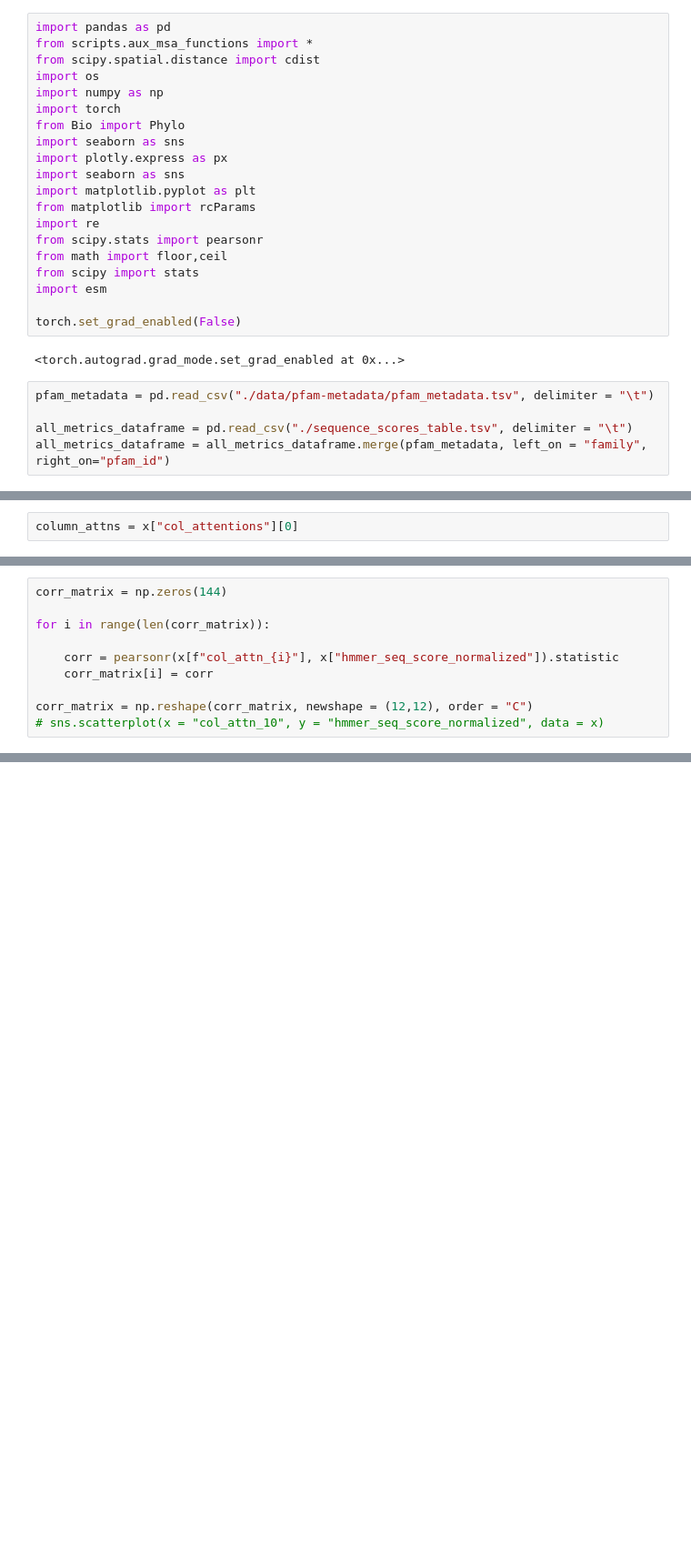
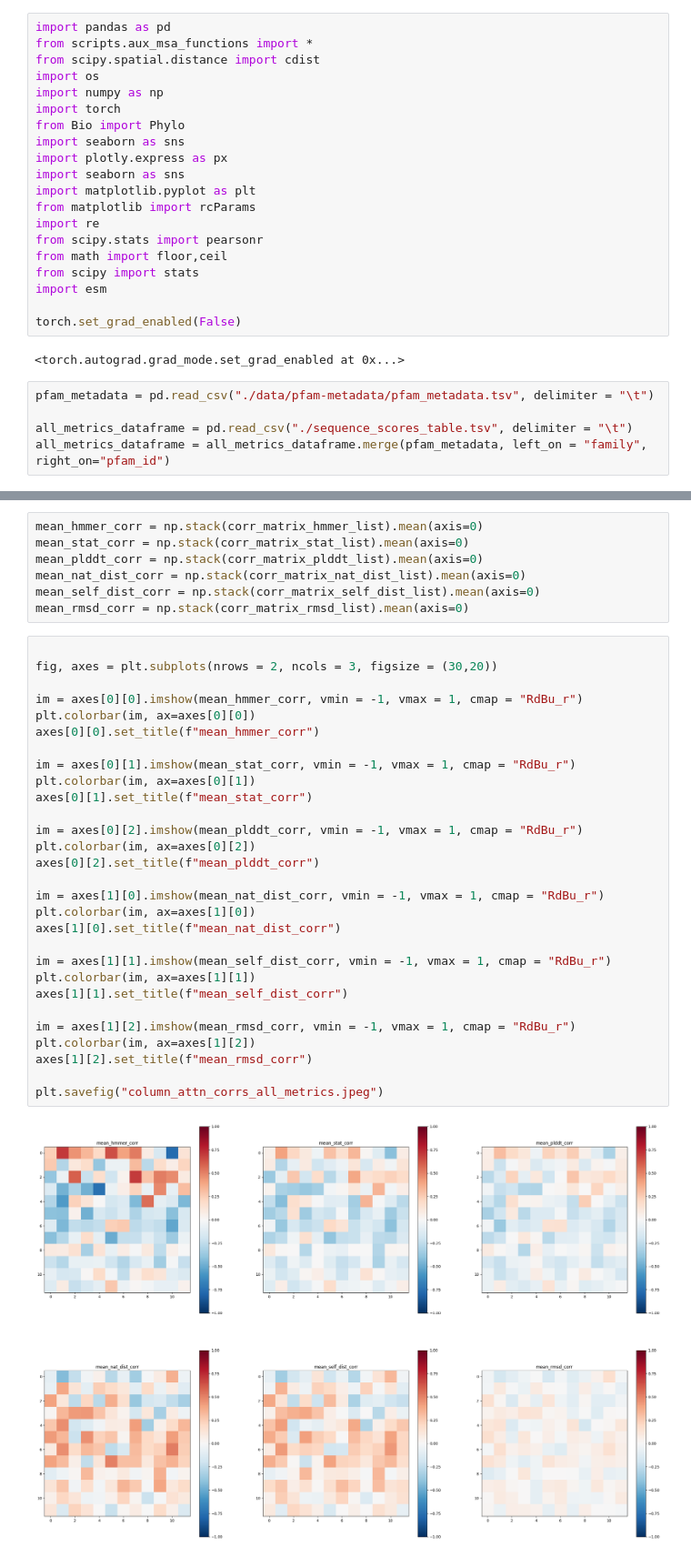
Before and after one commit to anamaysamant/MSA-phylogeny-generation, a Jupyter notebook: PFAM_explorer.ipynb, the cells around one changed output, grey strips where cells are left out. Shown at 91% size. Saved outputs shown, nothing was run; the diff lists cells and outputs as text; blank space fills up the shorter version.

Commit message:
attention analysis to interpret scores

```diff
--- a/PFAM_explorer.ipynb
+++ b/PFAM_explorer.ipynb
@@ -49,2 +27,0 @@ x = model(sequences_tensor, need_head_weights=True)
-# %%
-column_attns = x["col_attentions"][0]
@@ -75,10 +27,0 @@ x
-# %%
-corr_matrix = np.zeros(144)
-
-for i in range(len(corr_matrix)):
-
-    corr = pearsonr(x[f"col_attn_{i}"], x["hmmer_seq_score_normalized"]).statistic
-    corr_matrix[i] = corr
-
-corr_matrix = np.reshape(corr_matrix, newshape = (12,12), order = "C")
-# sns.scatterplot(x = "col_attn_10", y = "hmmer_seq_score_normalized", data = x)
@@ -90,0 +142,38 @@ plt.colorbar()
+# %%
+mean_hmmer_corr = np.stack(corr_matrix_hmmer_list).mean(axis=0)
+mean_stat_corr = np.stack(corr_matrix_stat_list).mean(axis=0)
+mean_plddt_corr = np.stack(corr_matrix_plddt_list).mean(axis=0)
+mean_nat_dist_corr = np.stack(corr_matrix_nat_dist_list).mean(axis=0)
+mean_self_dist_corr = np.stack(corr_matrix_self_dist_list).mean(axis=0)
+mean_rmsd_corr = np.stack(corr_matrix_rmsd_list).mean(axis=0)
+# %%
+
+fig, axes = plt.subplots(nrows = 2, ncols = 3, figsize = (30,20))
+
+im = axes[0][0].imshow(mean_hmmer_corr, vmin = -1, vmax = 1, cmap = "RdBu_r")
+plt.colorbar(im, ax=axes[0][0])
+axes[0][0].set_title(f"mean_hmmer_corr")
+
+im = axes[0][1].imshow(mean_stat_corr, vmin = -1, vmax = 1, cmap = "RdBu_r")
+plt.colorbar(im, ax=axes[0][1])
+axes[0][1].set_title(f"mean_stat_corr")
+
+im = axes[0][2].imshow(mean_plddt_corr, vmin = -1, vmax = 1, cmap = "RdBu_r")
+plt.colorbar(im, ax=axes[0][2])
+axes[0][2].set_title(f"mean_plddt_corr")
+
+im = axes[1][0].imshow(mean_nat_dist_corr, vmin = -1, vmax = 1, cmap = "RdBu_r")
+plt.colorbar(im, ax=axes[1][0])
+axes[1][0].set_title(f"mean_nat_dist_corr")
+
+im = axes[1][1].imshow(mean_self_dist_corr, vmin = -1, vmax = 1, cmap = "RdBu_r")
+plt.colorbar(im, ax=axes[1][1])
+axes[1][1].set_title(f"mean_self_dist_corr")
+
+im = axes[1][2].imshow(mean_rmsd_corr, vmin = -1, vmax = 1, cmap = "RdBu_r")
+plt.colorbar(im, ax=axes[1][2])
+axes[1][2].set_title(f"mean_rmsd_corr")
+
+plt.savefig("column_attn_corrs_all_metrics.jpeg")
+# %% [output]
+[figure, added]
```
Also changed, not shown: parts of 19 cells of this notebook, 5 other files.
